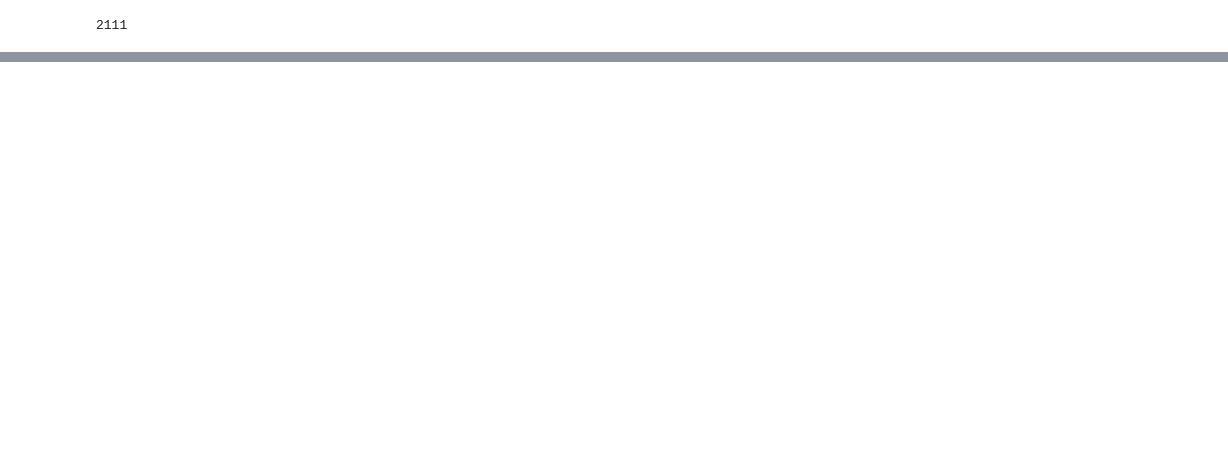
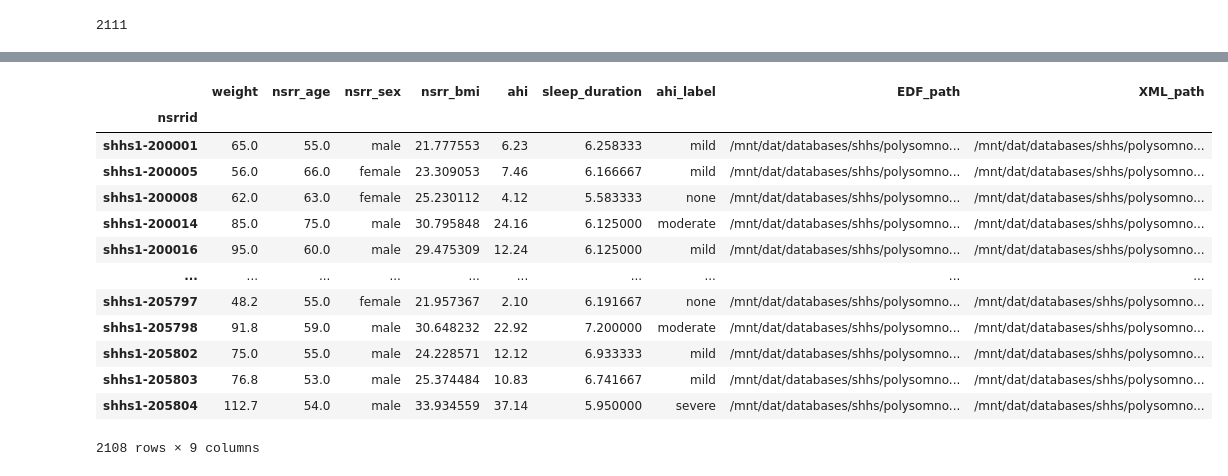
Before and after one commit to dattran-itrvn/Automated-Sleep-Apnea-Detection, a Jupyter notebook: prepare_data.ipynb, the cells around one changed output, grey strips where cells are left out. Cells and saved outputs as stored; diff of their text form; code cells hidden in the pictures; blank space fills up the shorter version.

```diff
--- a/prepare_data.ipynb
+++ b/prepare_data.ipynb
@@ -711,3 +785,24 @@ len(shhs1_df)
+# %%
+# join path
+shhs1_df.index = 'shhs1-' + shhs1_df.index.astype(str)
+
+shhs1_df = pd.concat([shhs1_df, all_record], axis=1, join='inner')
+shhs1_df
+# %% [output]
+|  | weight | nsrr_age | nsrr_sex | nsrr_bmi | ahi | sleep_duration | ahi_label | EDF_path | XML_path |
+| nsrrid |  |  |  |  |  |  |  |  |  |
+| shhs1-200001 | 65.0 | 55.0 | male | 21.777553 | 6.23 | 6.258333 | mild | /mnt/dat/databases/shhs/polysomno... | /mnt/dat/databases/shhs/polysomno... |
+| shhs1-200005 | 56.0 | 66.0 | female | 23.309053 | 7.46 | 6.166667 | mild | /mnt/dat/databases/shhs/polysomno... | /mnt/dat/databases/shhs/polysomno... |
+| shhs1-200008 | 62.0 | 63.0 | female | 25.230112 | 4.12 | 5.583333 | none | /mnt/dat/databases/shhs/polysomno... | /mnt/dat/databases/shhs/polysomno... |
+| shhs1-200014 | 85.0 | 75.0 | male | 30.795848 | 24.16 | 6.125000 | moderate | /mnt/dat/databases/shhs/polysomno... | /mnt/dat/databases/shhs/polysomno... |
+| shhs1-200016 | 95.0 | 60.0 | male | 29.475309 | 12.24 | 6.125000 | mild | /mnt/dat/databases/shhs/polysomno... | /mnt/dat/databases/shhs/polysomno... |
+| ... | ... | ... | ... | ... | ... | ... | ... | ... | ... |
+| shhs1-205797 | 48.2 | 55.0 | female | 21.957367 | 2.10 | 6.191667 | none | /mnt/dat/databases/shhs/polysomno... | /mnt/dat/databases/shhs/polysomno... |
+| shhs1-205798 | 91.8 | 59.0 | male | 30.648232 | 22.92 | 7.200000 | moderate | /mnt/dat/databases/shhs/polysomno... | /mnt/dat/databases/shhs/polysomno... |
+| shhs1-205802 | 75.0 | 55.0 | male | 24.228571 | 12.12 | 6.933333 | mild | /mnt/dat/databases/shhs/polysomno... | /mnt/dat/databases/shhs/polysomno... |
+| shhs1-205803 | 76.8 | 53.0 | male | 25.374484 | 10.83 | 6.741667 | mild | /mnt/dat/databases/shhs/polysomno... | /mnt/dat/databases/shhs/polysomno... |
+| shhs1-205804 | 112.7 | 54.0 | male | 33.934559 | 37.14 | 5.950000 | severe | /mnt/dat/databases/shhs/polysomno... | /mnt/dat/databases/shhs/polysomno... |
+2108 rows × 9 columns
 # %%
 # compare below result with paper (A. Dataset section)
 
```
Also changed, not shown: parts of 53 cells of this notebook.
